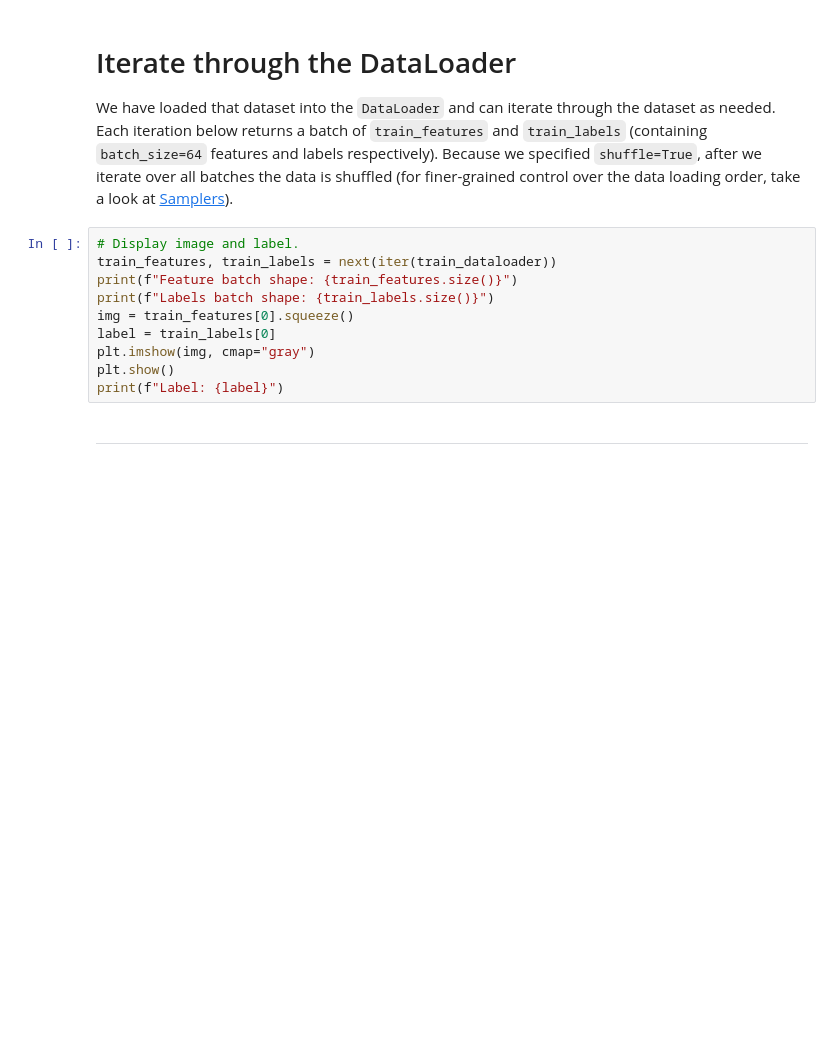
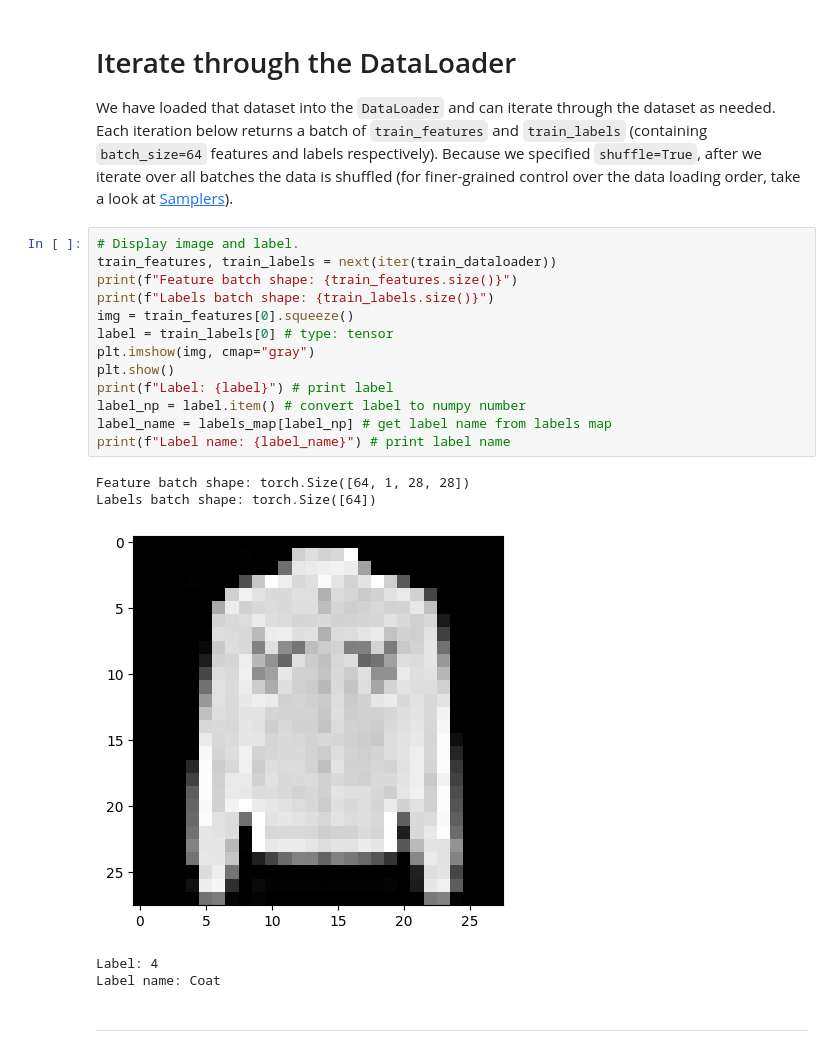
Before and after one commit to e-naor/PyTorch-Tutorial, a Jupyter notebook: _downloads/36608d2d57f623ba3a623e0c947a8c3e/data_tutorial.ipynb, the cells around one changed output. Saved outputs shown, nothing was run; the diff lists cells and outputs as text; blank space fills up the shorter version.

```diff
--- a/_downloads/36608d2d57f623ba3a623e0c947a8c3e/data_tutorial.ipynb
+++ b/_downloads/36608d2d57f623ba3a623e0c947a8c3e/data_tutorial.ipynb
@@ -244,13 +244,22 @@ over the data loading order, take a look at
 # %%
 # Display image and label.
 train_features, train_labels = next(iter(train_dataloader))
 print(f"Feature batch shape: {train_features.size()}")
 print(f"Labels batch shape: {train_labels.size()}")
 img = train_features[0].squeeze()
-label = train_labels[0]
+label = train_labels[0] # type: tensor
 plt.imshow(img, cmap="gray")
 plt.show()
-print(f"Label: {label}")
+print(f"Label: {label}") # print label
+label_np = label.item() # convert label to numpy number
+label_name = labels_map[label_np] # get label name from labels map
+print(f"Label name: {label_name}") # print label name
+# %% [output]
+Feature batch shape: torch.Size([64, 1, 28, 28])
+Labels batch shape: torch.Size([64])
+[figure, added]
+Label: 4
+Label name: Coat
 # %% [markdown]
 ------------------------------------------------------------------------
 # %% [markdown]
```
